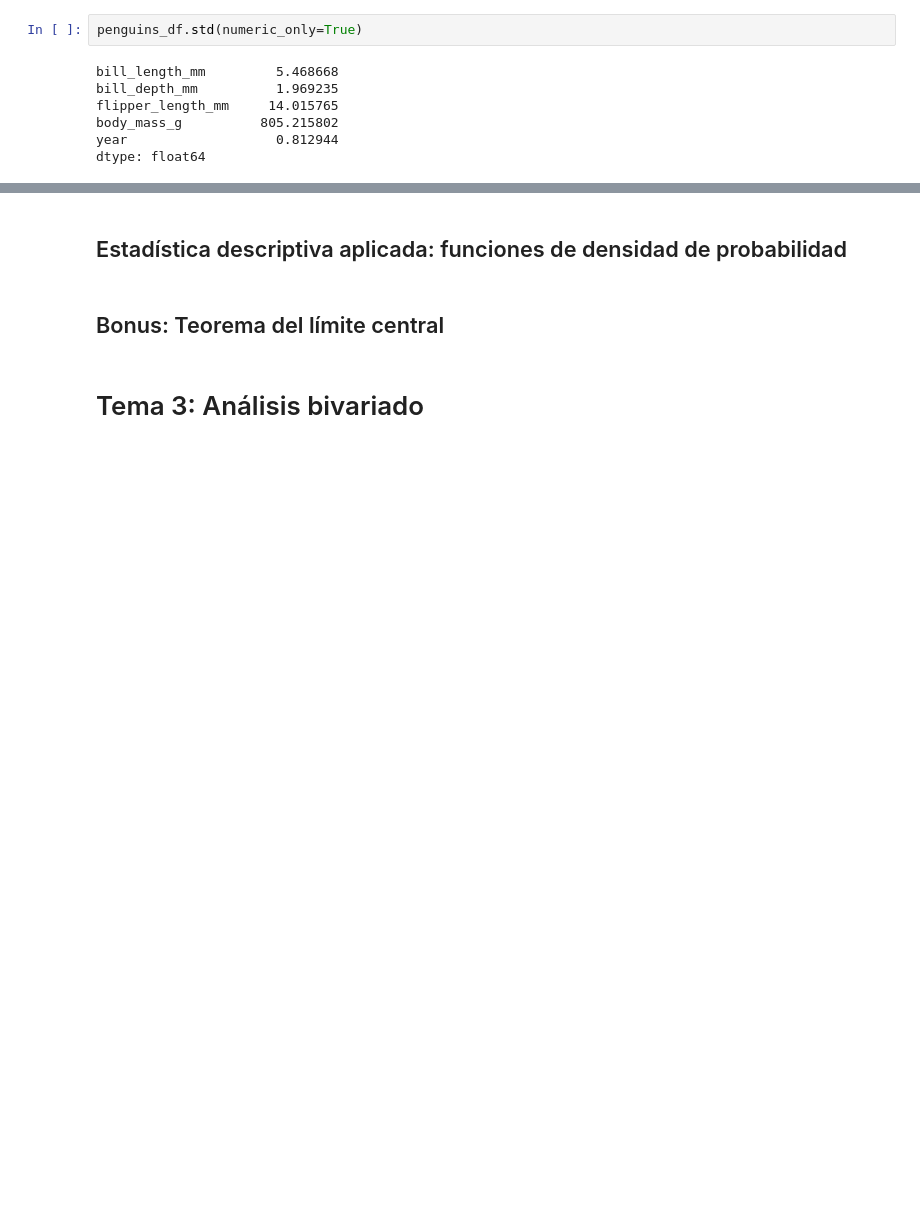
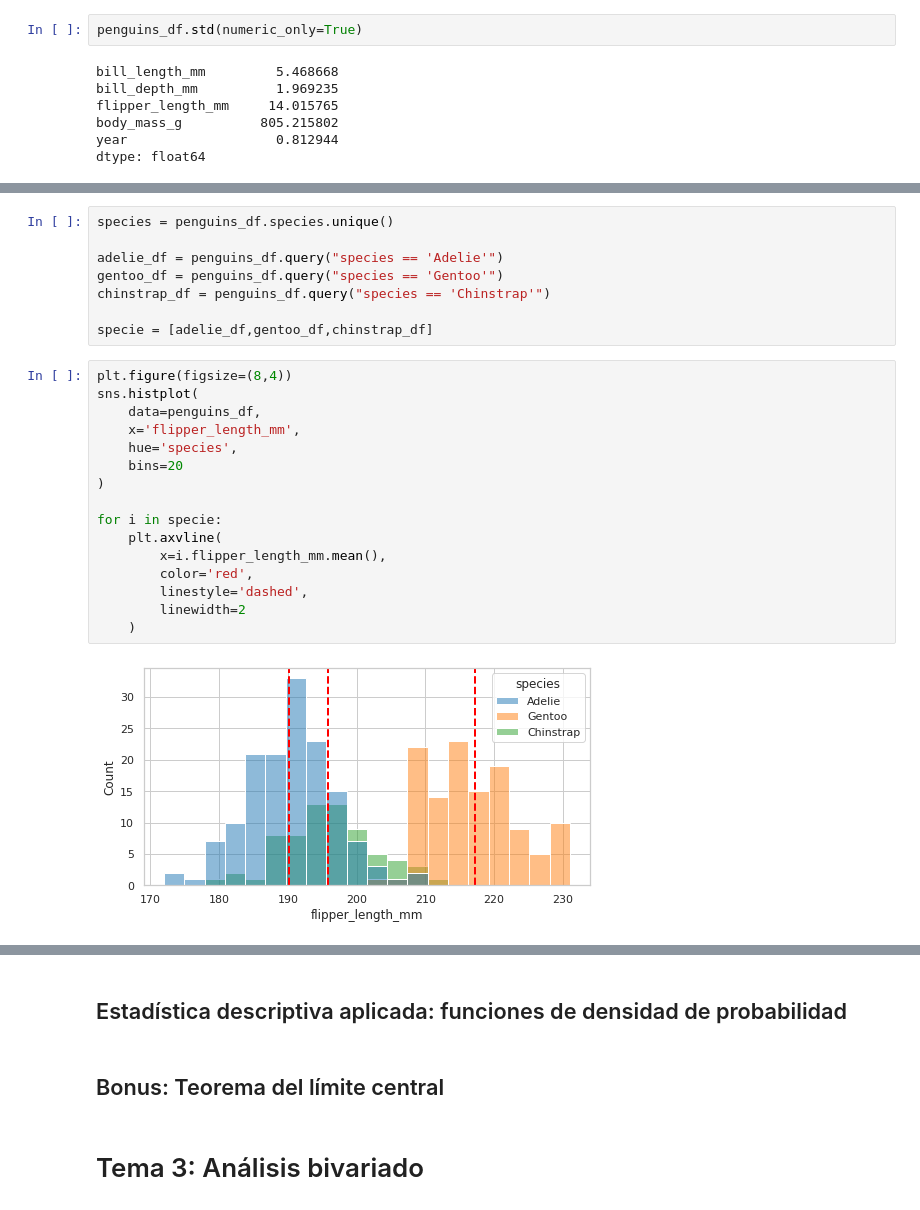
Before and after one commit to mazzaroli/EDA, a Jupyter notebook: article/notebook.ipynb, the cells around one changed output, grey strips where cells are left out. Drawn from its saved outputs; the diff is of its cells as text; blank space fills up the shorter version.

```diff
--- a/article/notebook.ipynb
+++ b/article/notebook.ipynb
@@ -865,0 +953,26 @@ dtype: float64
+# %%
+species = penguins_df.species.unique()
+
+adelie_df = penguins_df.query("species == 'Adelie'")
+gentoo_df = penguins_df.query("species == 'Gentoo'")
+chinstrap_df = penguins_df.query("species == 'Chinstrap'")
+
+specie = [adelie_df,gentoo_df,chinstrap_df]
+# %%
+plt.figure(figsize=(8,4))
+sns.histplot(
+    data=penguins_df,
+    x='flipper_length_mm',
+    hue='species',
+    bins=20
+)
+
+for i in specie:
+    plt.axvline(
+        x=i.flipper_length_mm.mean(),
+        color='red',
+        linestyle='dashed',
+        linewidth=2
+    )
+# %% [output]
+[figure, added]
```
Also changed, not shown: parts of 46 cells of this notebook, 2 other files.
